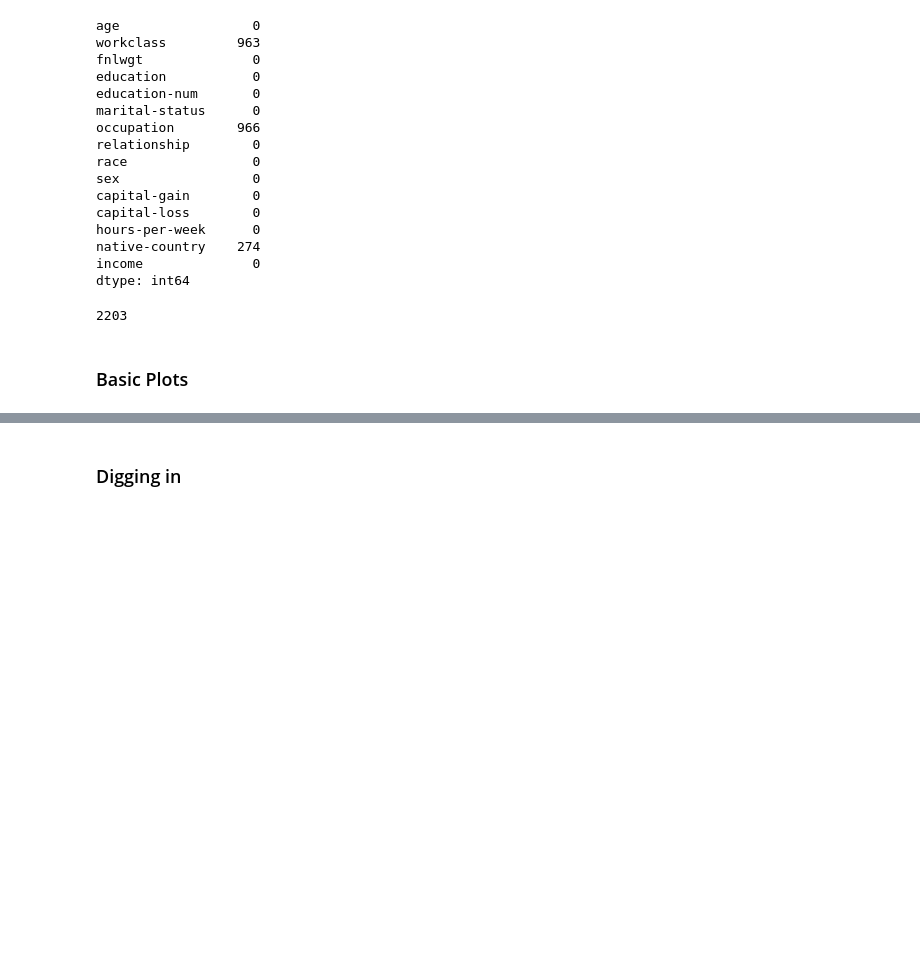
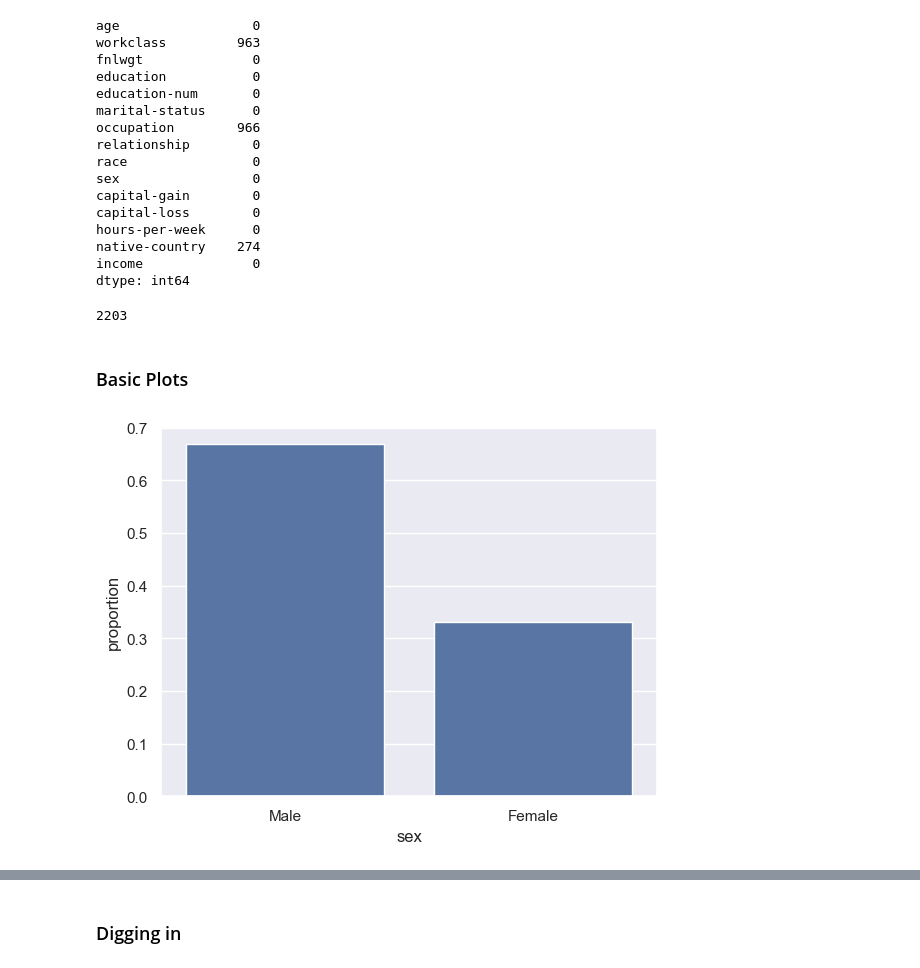
Before and after one commit to 474benchen/bias_aware_gridsearchCV, a Jupyter notebook: income.ipynb, the cells around one changed output, grey strips where cells are left out. Saved outputs shown, nothing was run; the diff lists cells and outputs as text; code cells hidden in the pictures; blank space fills up the shorter version.

```diff
--- a/income.ipynb
+++ b/income.ipynb
@@ -90,3 +92,15 @@ adults_df.isna().sum().sum()
 2203
 # %% [markdown]
 ### Basic Plots
+# %%
+# Calculate the proportion of each category
+proportions = adults_df['sex'].value_counts(normalize=True)
+
+# Create a DataFrame from the proportions
+prop_df = pd.DataFrame({'sex': proportions.index, 'proportion': proportions.values})
+
+# Create the proportion plot
+sns.barplot(data=prop_df, x='sex', y='proportion')
+plt.show()
+# %% [output]
+[figure, added]
```
Also changed, not shown: parts of 7 cells of this notebook.
